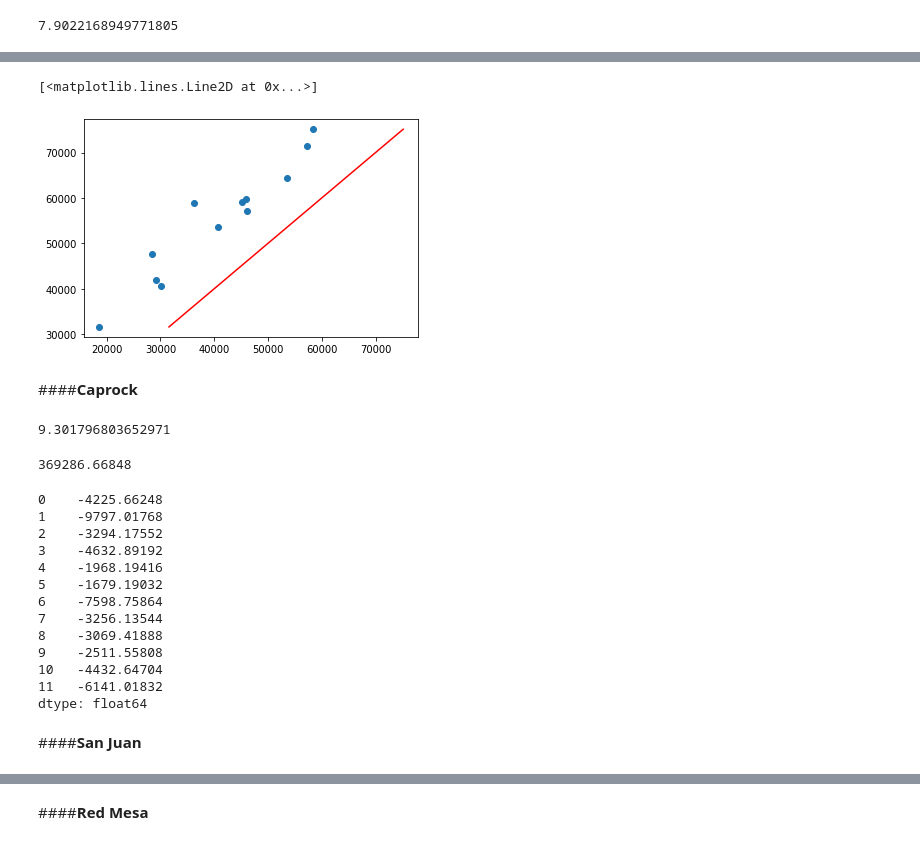
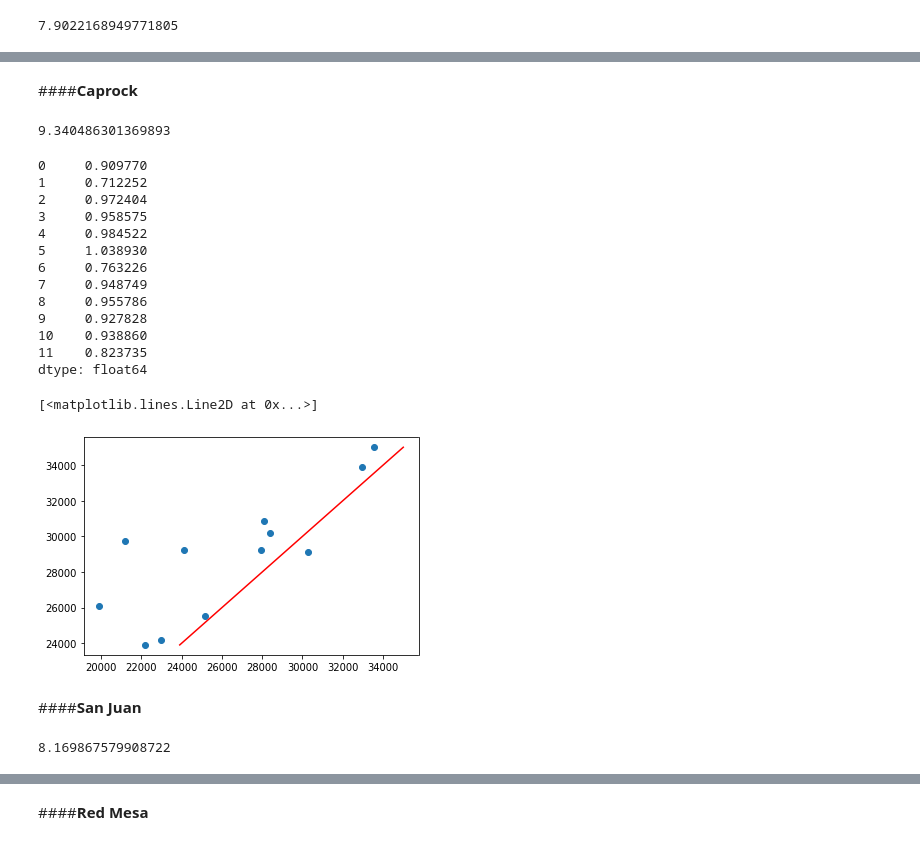
Before and after one commit to kengustafson/DD-DataScience, a Jupyter notebook: Copy_of_Capstone_Project_Cohort_4.ipynb, the cells around one changed output, grey strips where cells are left out. Cells and saved outputs as stored; diff of their text form; code cells hidden in the pictures.

```diff
--- a/Copy_of_Capstone_Project_Cohort_4.ipynb
+++ b/Copy_of_Capstone_Project_Cohort_4.ipynb
@@ -299,42 +262,40 @@ dtype: float64
-# %%
-plt.scatter(act_pwr, pred_pwr2)
-plt.plot([min(pred_pwr2), max(pred_pwr2)], [min(pred_pwr2), max(pred_pwr2)], c='red')
-# %% [output]
-[<matplotlib.lines.Line2D at 0x...>]
-[figure, removed]
 # %% [markdown]
 ####**Caprock**
 # %%
-caprock = pd.read_csv('/content/drive/MyDrive/Data Science Student Material/Capstone Project/Data/caprock.csv', header=1)
-caprock['wind speed at 100m (m/s)'].mean()   # Indicates Class_1 turbines
+caprock_all = pd.read_csv('/content/drive/MyDrive/Data Science Student Material/Capstone Project/Data/caprock-all.csv', header=1)
+caprock_all['wind speed at 100m (m/s)'].mean()   # Indicates Class_1 turbines - Really Class_2 hardware
 # %% [output]
-9.301796803652971
+9.340486301369893
-# %%
-pred_wind_power(caprock, power_curves['Class_1'])['kW'].sum() * 40/1000
-# %% [output]
-369286.66848
 # %%
-pred_pwr = pred_wind_power(caprock, power_curves['Class_1']).groupby('Month').sum().reset_index(drop=True)['kW'] * 40/1000
+pred_wind_caprock = pred_wind_power2(caprock_all, power_curves['MWT-1000-61'], caprock_all, caprock_all).groupby('Month').sum().reset_index(drop=True)['kW'] * 80/1000
 
-act_pwr = monthly_wind_actual[monthly_wind_actual['Year']=='2014']['Caprock MWH'].sort_index(ascending=False).reset_index(drop=True)
+act_wind_caprock = monthly_wind_actual[monthly_wind_actual['Year']=='2014']['Caprock MWH'].sort_index(ascending=False).reset_index(drop=True)
 
-act_pwr - pred_pwr
+act_wind_caprock / pred_wind_caprock
 # %% [output]
-0    -4225.66248
-1    -9797.01768
-2    -3294.17552
-3    -4632.89192
-4    -1968.19416
-5    -1679.19032
-6    -7598.75864
-7    -3256.13544
-8    -3069.41888
-9    -2511.55808
-10   -4432.64704
-11   -6141.01832
+0     0.909770
+1     0.712252
+2     0.972404
+3     0.958575
+4     0.984522
+5     1.038930
+6     0.763226
+7     0.948749
+8     0.955786
+9     0.927828
+10    0.938860
+11    0.823735
 dtype: float64
+# %%
+plt.scatter(act_wind_caprock, pred_wind_caprock)
+plt.plot([min(pred_wind_caprock), max(pred_wind_caprock)], [min(pred_wind_caprock), max(pred_wind_caprock)], c='red')
+# %% [output]
+[<matplotlib.lines.Line2D at 0x...>]
+[figure, added]
 # %% [markdown]
 ####**San Juan**
 # %%
-san_juan = pd.read_csv('/content/drive/MyDrive/Data Science Student Material/Capstone Project/Data/san_juan.csv', header=1)
-san_juan['wind speed at 100m (m/s)'].mean()   # Indicates Class_2 turbines
+san_juan_all = pd.read_csv('/content/drive/MyDrive/Data Science Student Material/Capstone Project/Data/san-juan-all.csv', header=1)
+san_juan_all['wind speed at 100m (m/s)'].mean()   # Indicates Class_2 turbines
+# %% [output]
+8.169867579908722
```
Also changed, not shown: parts of 91 cells of this notebook.
